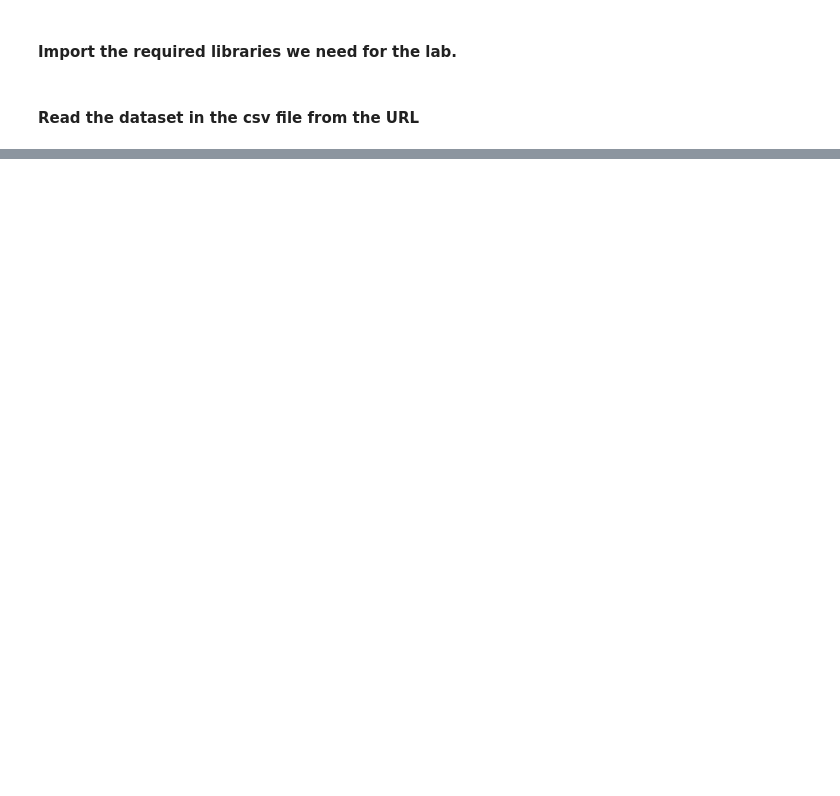
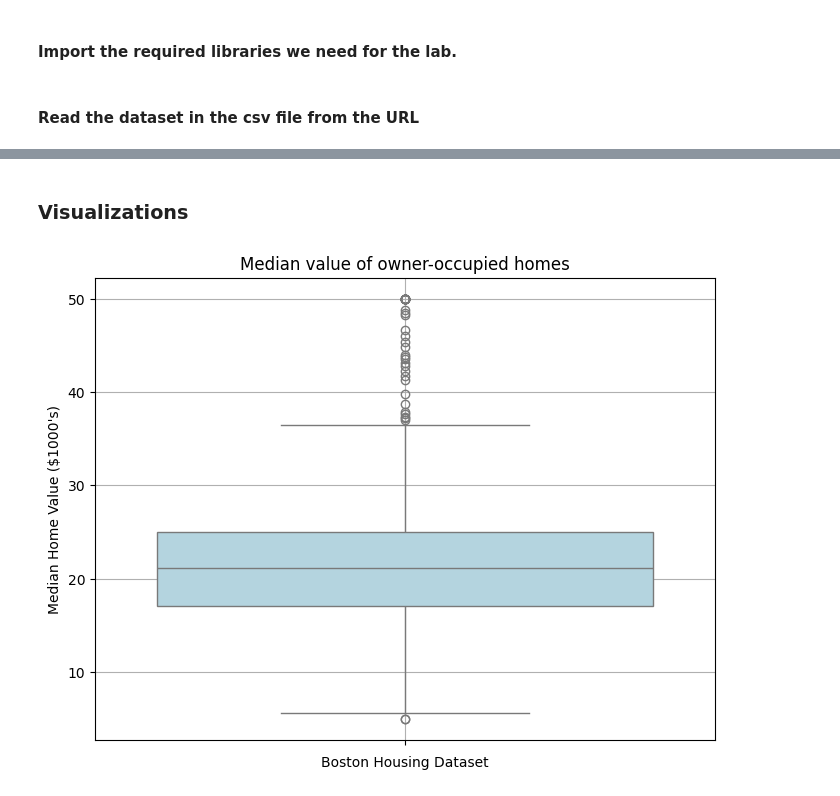
Before and after one commit to divanramadhan/Jupyter-Notebook, a Jupyter notebook: Optional_Peer_Graded_Assignment.jupyterlite.ipynb, the cells around one changed output, grey strips where cells are left out. Cells and saved outputs as stored; diff of their text form; code cells hidden in the pictures; blank space fills up the shorter version.

```diff
--- a/Optional_Peer_Graded_Assignment.jupyterlite.ipynb
+++ b/Optional_Peer_Graded_Assignment.jupyterlite.ipynb
@@ -42,0 +95,13 @@ plt.show()
+# %% [markdown]
+### Visualizations
+# %%
+# Boxplot for MEDV
+plt.figure(figsize=(8, 6))
+sns.boxplot(y=boston_df['MEDV'], color='lightblue')
+plt.title('Median value of owner-occupied homes')
+plt.ylabel('Median Home Value ($1000\'s)')
+plt.xlabel('Boston Housing Dataset')
+plt.grid(True)
+plt.show()
+# %% [output]
+[figure, added]
```
Also changed, not shown: parts of 16 cells of this notebook.
